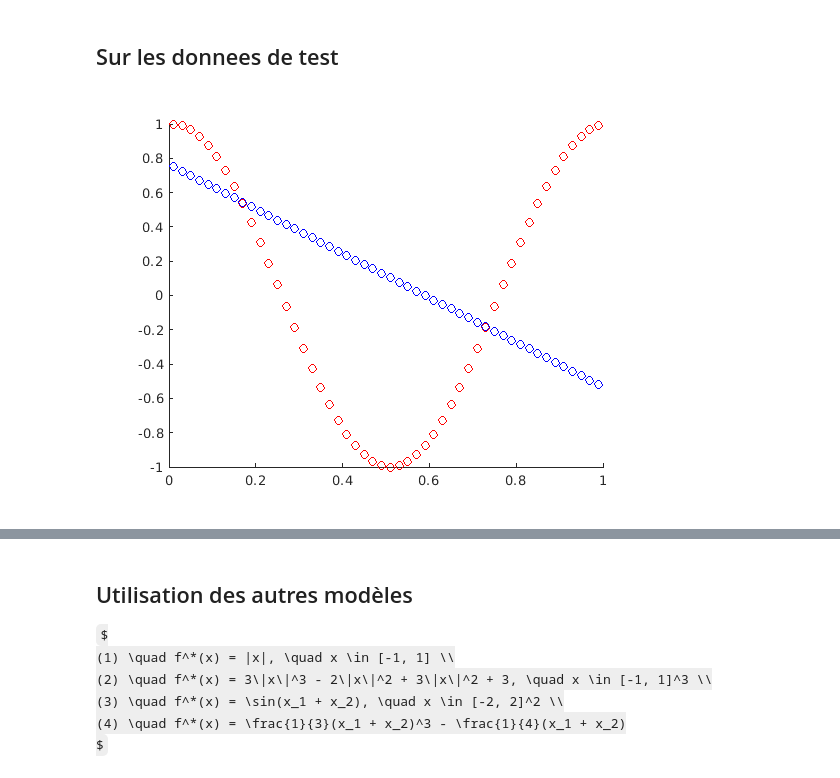
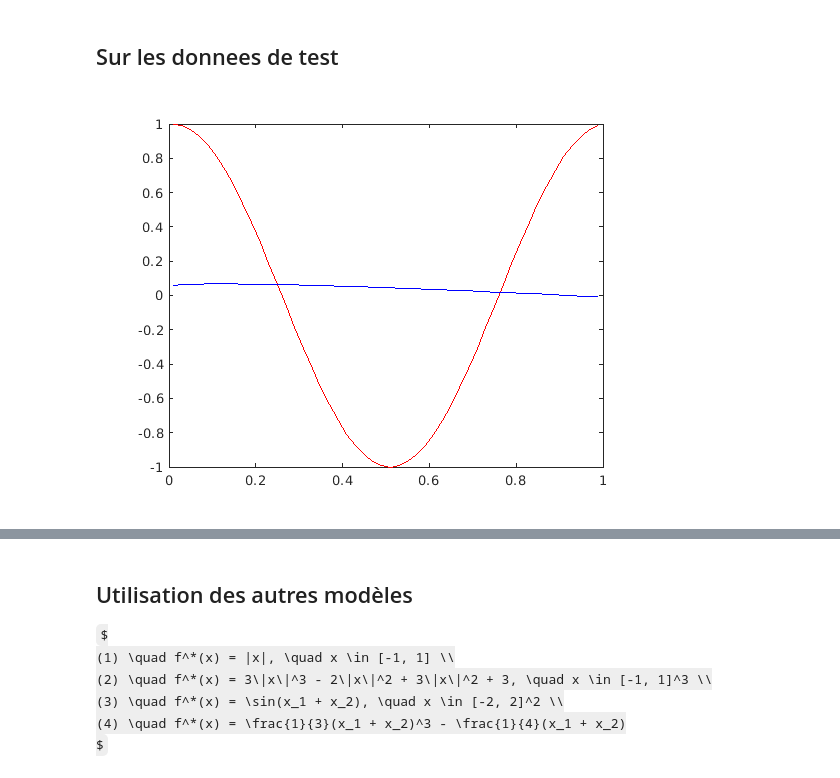
Before and after one commit to akram-elgh/Master-AIDC, a Jupyter notebook: ML/TP2/TP2.ipynb, the cells around one changed output, grey strips where cells are left out. Cells and saved outputs as stored; diff of their text form; code cells hidden in the pictures; some formulas as TeX source.

```diff
--- a/ML/TP2/TP2.ipynb
+++ b/ML/TP2/TP2.ipynb
@@ -110,5 +108,4 @@ La fonction est définie comme suivant :
 
 $f(\omega, x) = \sum_{i=1}^{n} \omega_i K(x, x_i)$
 # %%
-f = @(omega, x) arrayfun(@(i) sum(noyau(x, X_train(i, :), choix) * omega), 1:n2)
-% f = @(omega) sum(omega' * K)
+f = @(omega) arrayfun(@(i) sum(K(i, :) * omega), 1:n2);
@@ -133,12 +124,11 @@ gradJ = @(omega) (1/n) * K' * ((K * omega) - y_train);
 # %% [markdown]
 ## Gradient descent
 # %%
-alpha = 0.0001;
-num_iterations = 50000;
+alpha = 0.001;
+num_iterations = 5000;
 hist_omega = zeros(n2, num_iterations);
 for i = 1:num_iterations
   omega =  omega - (alpha * gradJ(omega));
   hist_omega(:, i) = omega;
-  err(i) = J(omega, X_train, y_train);
+  err(i) = J(omega, y_train);
 end
-size(omega)
@@ -202,13 +183,13 @@ Warning: Matrix is close to singular or badly scaled. Results may be inaccurate.
 ## Sur les donnees de test
 # %%
 % y de test
-y_test_predit = f(opt_omega, X_test);
-scatter(X_train, y_test, 'r')
+y_test_predit = f(opt_omega);
+plot(X_train, y_test, 'r')
 hold on
-scatter(X_train, y_test_predit, 'b')
+plot(X_train, y_test_predit, 'b')
 hold off
 # %% [output]
-[figure, old version]
+[figure, new version]
 # %%
 % y_train_predit = f(opt_omega, X_train );
 
```
Also changed, not shown: parts of 26 cells of this notebook, 1 other file.
